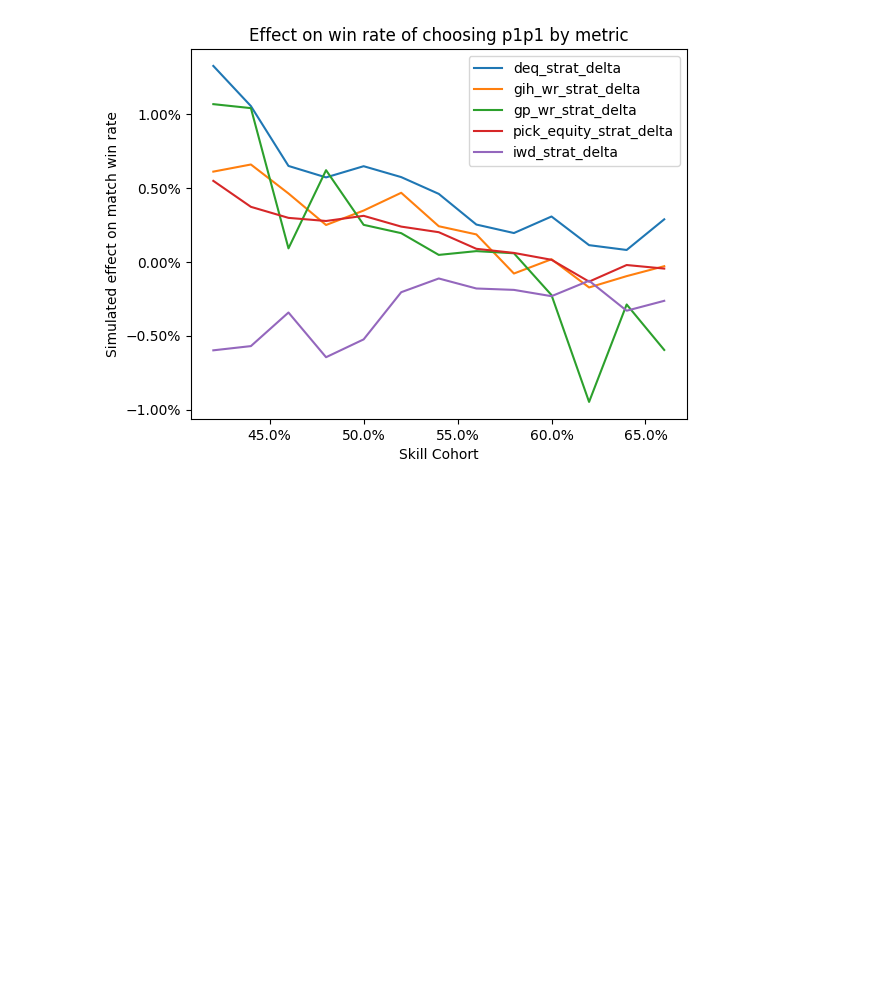
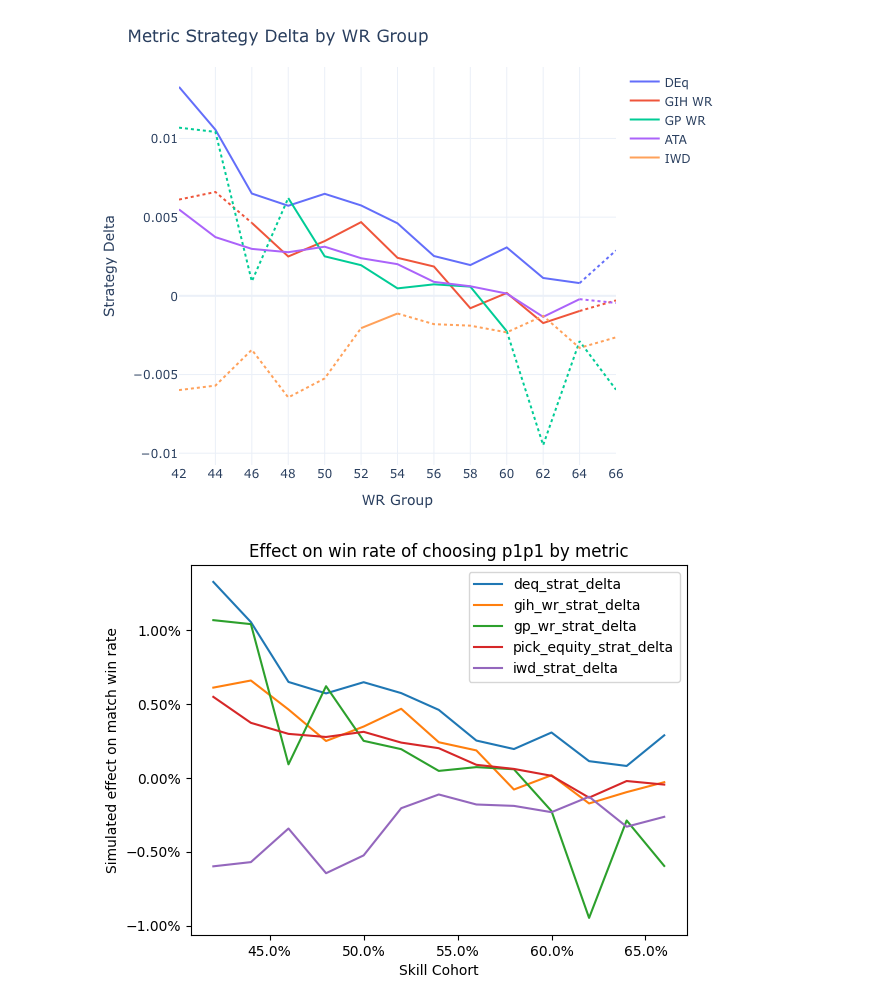
Before and after one commit to oelarnes/deq, a Jupyter notebook: P1 Analysis.ipynb, the cells around one changed output. Cells and saved outputs as stored; diff of their text form; code cells hidden in the pictures; blank space fills up the shorter version.

Commit message:
work on plotting

```diff
--- a/P1 Analysis.ipynb
+++ b/P1 Analysis.ipynb
@@ -8,6 +8,5 @@ import plotly
 %load_ext autoreload
 %autoreload 2
 # %%
-res = all_metrics_
-analysis()
+res = all_metrics_analysis()
 # %% [output]
@@ -31,3 +30,10 @@ analysis()
+# %%
+from
+deq.plot import strat_delta_line_plot
+
+delta_plot = strat_delta_line_plot(res)
+# %% [output]
+[figure, added]
 # %%
 ax = plt.subplot()
 metrics = [
```
Also changed, not shown: parts of 1 cell of this notebook, 2 other files.
